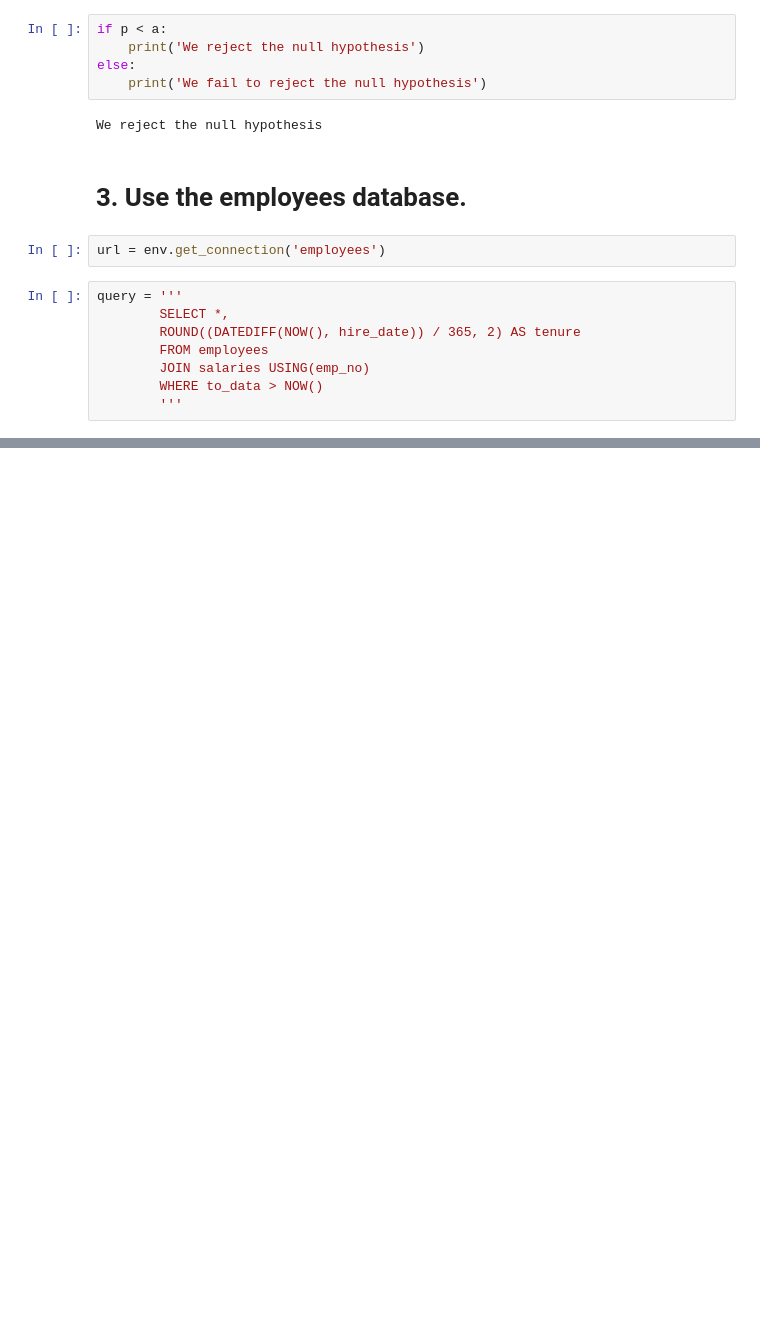
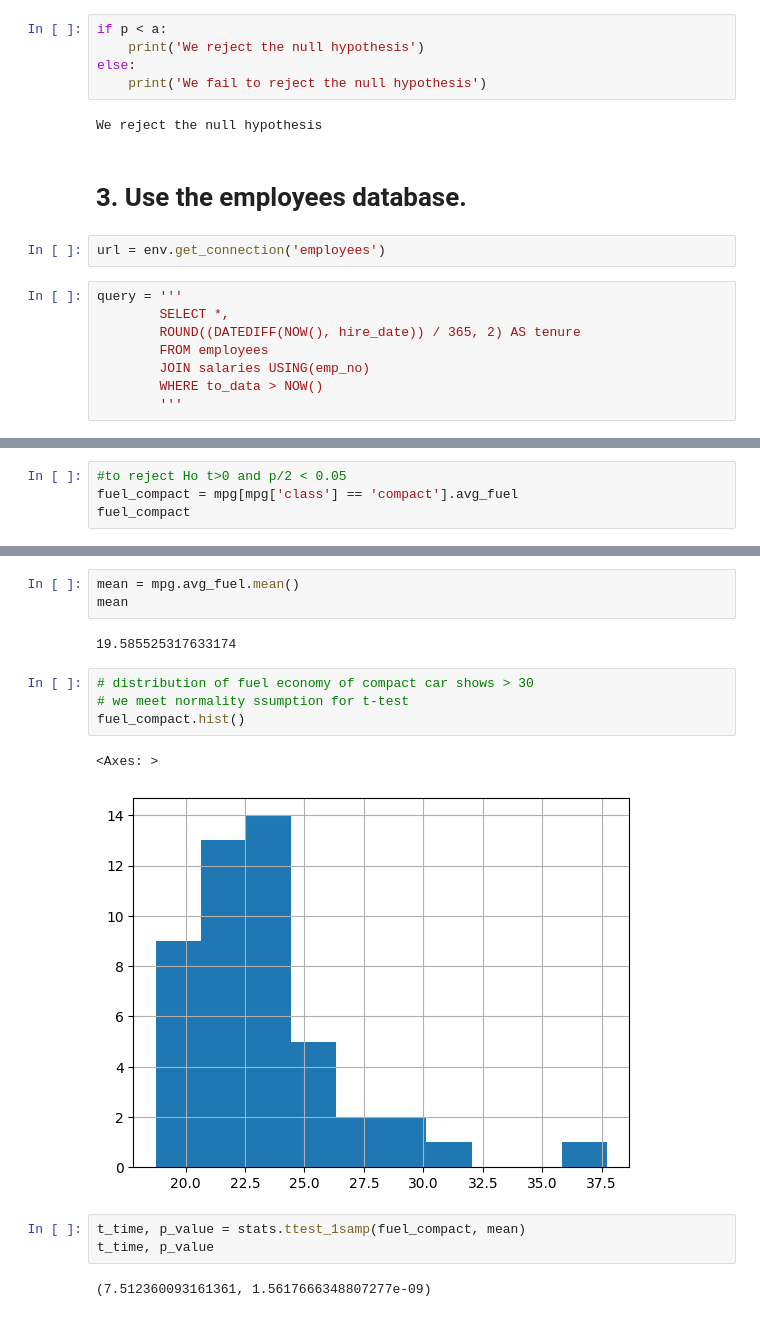
Before and after one commit to NISHAKUNWAR053/statistics-exercises, a Jupyter notebook: hypothesis_testing.ipynb, the cells around one changed output, grey strips where cells are left out. Saved outputs shown, nothing was run; the diff lists cells and outputs as text; blank space fills up the shorter version.

```diff
--- a/hypothesis_testing.ipynb
+++ b/hypothesis_testing.ipynb
@@ -393,0 +555,4 @@ query = '''
+# %%
+#to reject Ho t>0 and p/2 < 0.05
+fuel_compact = mpg[mpg['class'] == 'compact'].avg_fuel
+fuel_compact
@@ -393,0 +577,17 @@ query = '''
+# %%
+mean = mpg.avg_fuel.mean()
+mean
+# %% [output]
+19.585525317633174
+# %%
+# distribution of fuel economy of compact car shows > 30
+# we meet normality ssumption for t-test
+fuel_compact.hist()
+# %% [output]
+<Axes: >
+[figure, added]
+# %%
+t_time, p_value = stats.ttest_1samp(fuel_compact, mean)
+t_time, p_value
+# %% [output]
+(7.512360093161361, 1.5617666348807277e-09)
```
Also changed, not shown: parts of 46 cells of this notebook.
